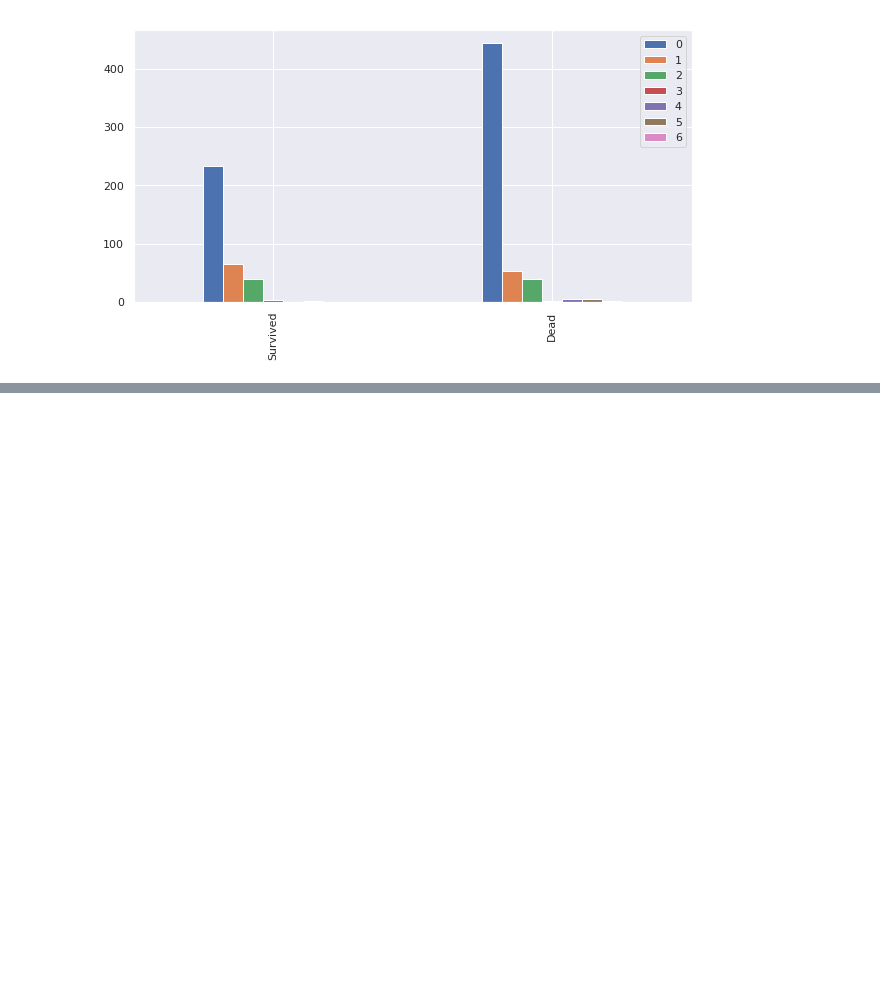
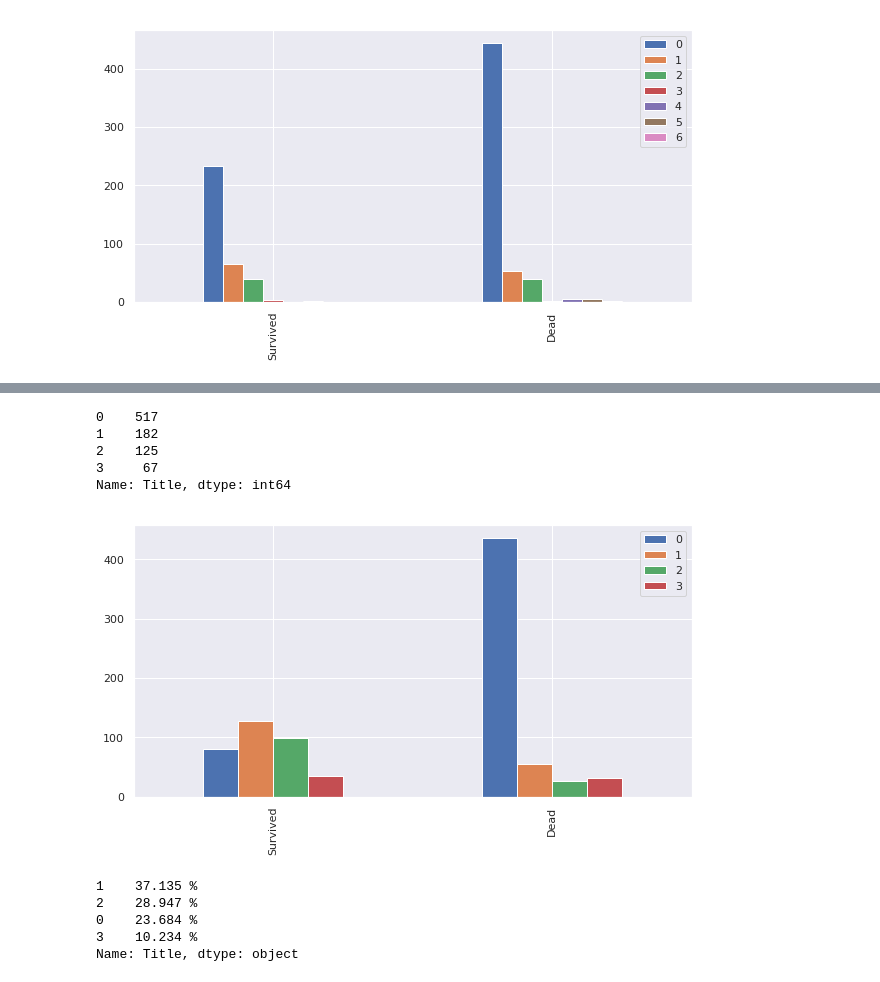
Before and after one commit to SkinkaDS/Titanic, a Jupyter notebook: thaynnara/titanic.ipynb, the cells around one changed output, grey strips where cells are left out. Drawn from its saved outputs; the diff is of its cells as text; code cells hidden in the pictures; blank space fills up the shorter version.

```diff
--- a/thaynnara/titanic.ipynb
+++ b/thaynnara/titanic.ipynb
@@ -240,0 +298,25 @@ bar_chart("Parch", False)
+# %%
+dataFrame.Title.value_counts()
+# %% [output]
+0    517
+1    182
+2    125
+3     67
+Name: Title, dtype: int64
+# %%
+# absolute values of the people according with theirs titles
+bar_chart("Title", False)
+# %% [output]
+[figure, added]
+# %%
+def percent(valor):
+    p = "%0.3f %%" %(valor * 100)
+    return p
+
+dataFrame[dataFrame.Survived == 1]["Title"].value_counts(normalize=True).apply(percent)
+# %% [output]
+1    37.135 %
+2    28.947 %
+0    23.684 %
+3    10.234 %
+Name: Title, dtype: object
```
Also changed, not shown: parts of 7 cells of this notebook.
